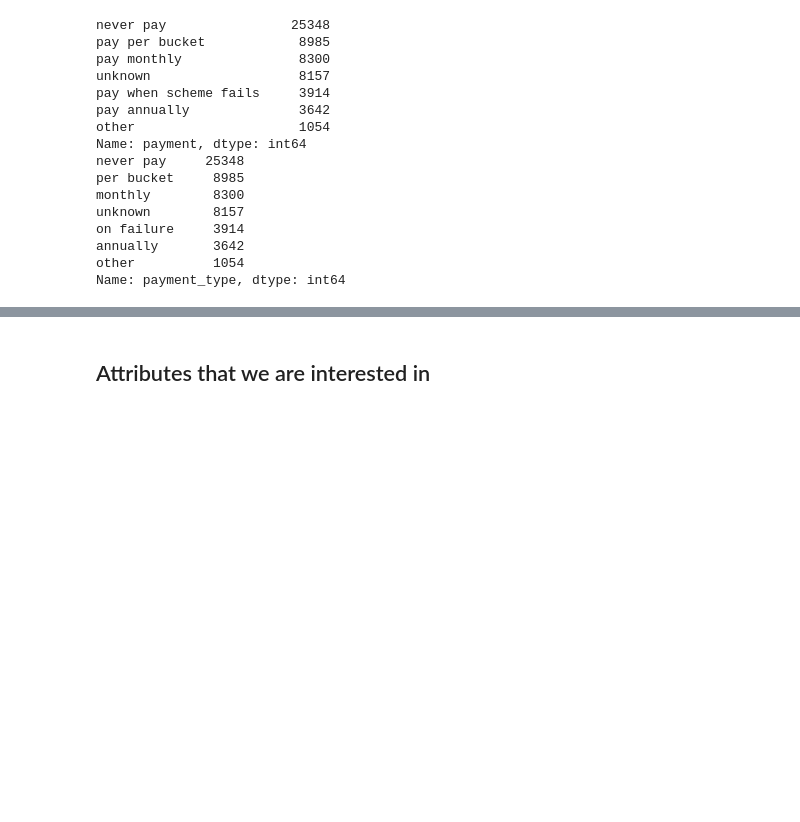
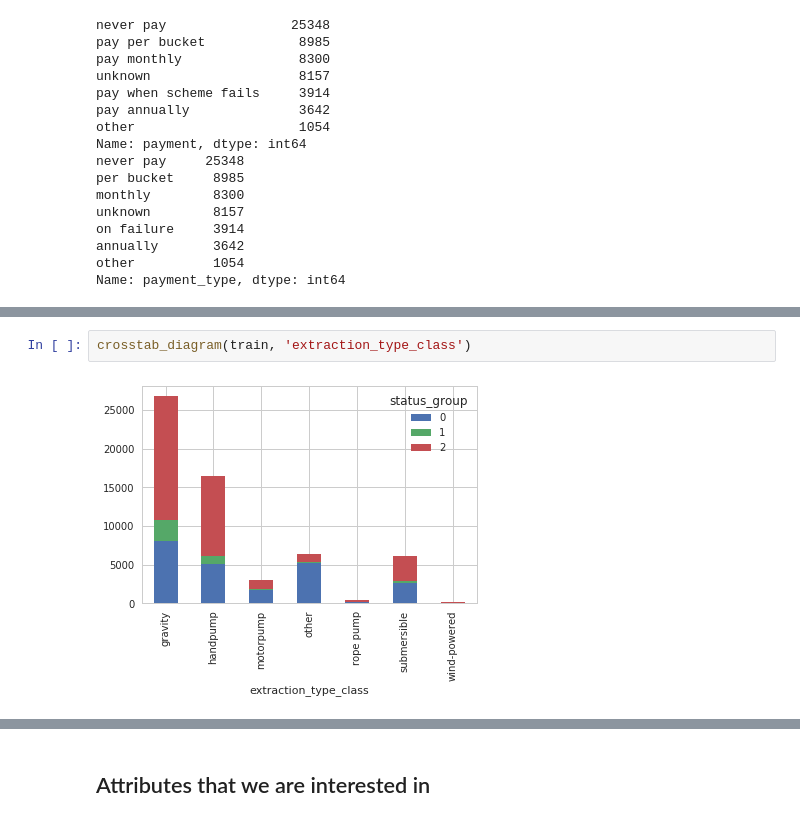
Before and after one commit to b3nk4n/ml-competitions, a Jupyter notebook: waterpumps/waterpumps.ipynb, the cells around one changed output, grey strips where cells are left out. Drawn from its saved outputs; the diff is of its cells as text; blank space fills up the shorter version.

```diff
--- a/waterpumps/waterpumps.ipynb
+++ b/waterpumps/waterpumps.ipynb
@@ -568,0 +580,4 @@ train.head()
+# %%
+crosstab_diagram(train, 'extraction_type_class')
+# %% [output]
+[figure, added]
```
Also changed, not shown: parts of 31 cells of this notebook.
